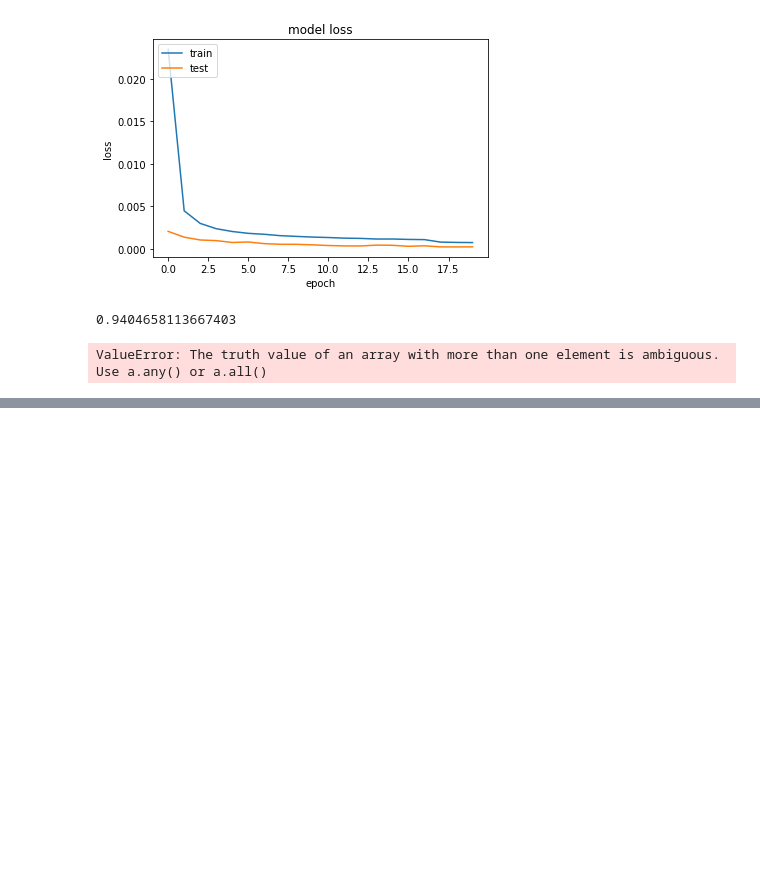
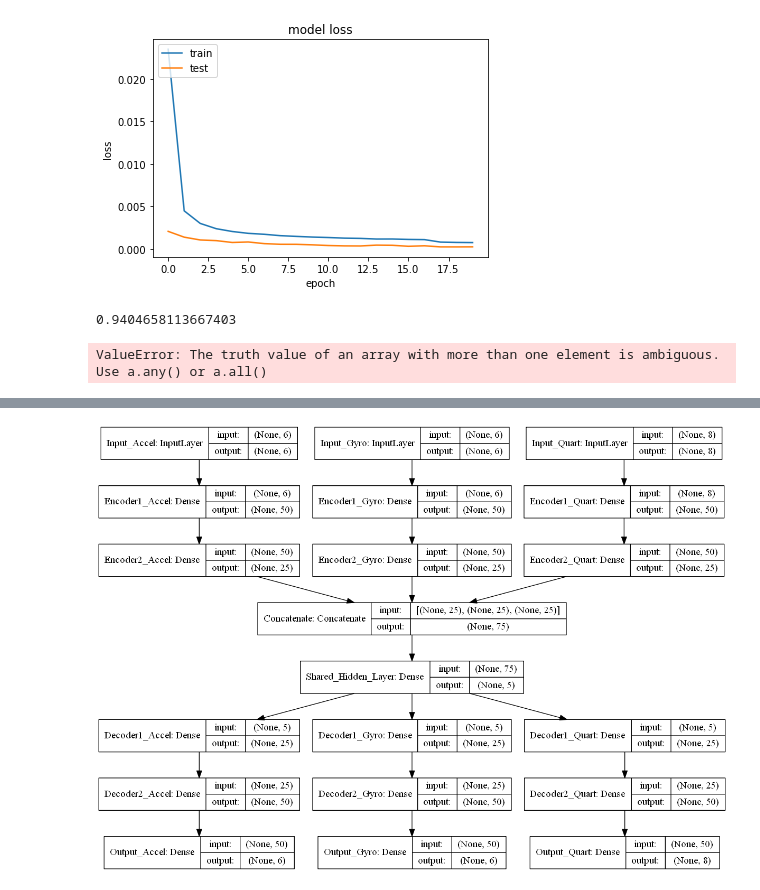
Before and after one commit to raymondng76/PRS-ISSM-2019-09-09-IS1FT-CA3, a Jupyter notebook: code/CA3.ipynb, the cells around one changed output, grey strips where cells are left out. Cells and saved outputs as stored; diff of their text form; code cells hidden in the pictures; blank space fills up the shorter version.

Commit message:
Update CA3.ipynb
add draft multi input output model

```diff
--- a/code/CA3.ipynb
+++ b/code/CA3.ipynb
@@ -176,7 +178,7 @@ encoder_dimension = 42
 EPOCH = 20
 BATCH_SIZE = 24
 # %%
-def build_model(train_accel, train_gyro, train_quart):
+def build_multi_in_single_out_model(train_accel, train_gyro, train_quart):
     # Input dimension
     accel_dim = train_accel.shape[1]
     gyro_dim = train_gyro.shape[1]
@@ -185,17 +187,18 @@ def build_model(train_accel, train_gyro, train_quart):
     input_accel = Input(shape=(accel_dim,), name='Input_Accel')
     input_gyro = Input(shape=(gyro_dim,), name='Input_Gyro')
     input_quart = Input(shape=(quart_dim,), name='Input_Quart')
-    # Autoencoder branch for Accel
+    # Encoder branch for Accel
     accel_encoder = Dense(50, activation='relu', name='Encoder1_Accel')(input_accel)
     accel_encoder = Dense(25, activation='relu', name='Encoder2_Accel')(accel_encoder)
-    # Autoencoder branch for Gyro
+    # Encoder branch for Gyro
     gyro_encoder = Dense(50, activation='relu', name='Encoder1_Gyro')(input_gyro)
     gyro_encoder = Dense(25, activation='relu', name='Encoder2_Gyro')(gyro_encoder)
-    # Autoencoder branch for Quart
+    # Encoder branch for Quart
     quart_encoder = Dense(50, activation='relu', name='Encoder1_Quart')(input_quart)
     quart_encoder = Dense(25, activation='relu', name='Encoder2_Quart')(quart_encoder)
     # Shared layer
     shared_input = Concatenate(name='Concatenate')([accel_encoder, gyro_encoder, quart_encoder])
+    # Decoder
     decoder = Dense(5, activation='relu', name='Shared_Hidden_Layer')(shared_input)
     decoder = Dense(25, activation='relu', name='Decoder1')(decoder)
     decoder = Dense(50, activation='relu', name='Decoder2')(decoder)
@@ -203,7 +206,7 @@ def build_model(train_accel, train_gyro, train_quart):
     model = Model(inputs=([input_accel, input_gyro, input_quart]), outputs=decoder)
     return model
 # %%
-model = build_model(train_accel, train_gyro, train_quart)
+model = build_multi_in_single_out_model(train_accel, train_gyro, train_quart)
 model.summary()
 # %% [output]
 __________________________________________________________________________________________________
@@ -311,0 +360,3 @@ ValueError: The truth value of an array with more than one element is ambiguous.
+# %%
+model2 = build_multi_in_multi_out_model(train_accel, train_gyro, train_quart)
+model2.summary()
@@ -311,0 +381,8 @@ ValueError: The truth value of an array with more than one element is ambiguous.
+# %%
+plot_model(model2,
+           to_file='model2.png',
+           show_shapes=True,
+           show_layer_names=True)
+IPython.display.Image('model2.png')
+# %% [output]
+[figure, added]
```
Also changed, not shown: parts of 10 cells of this notebook.
